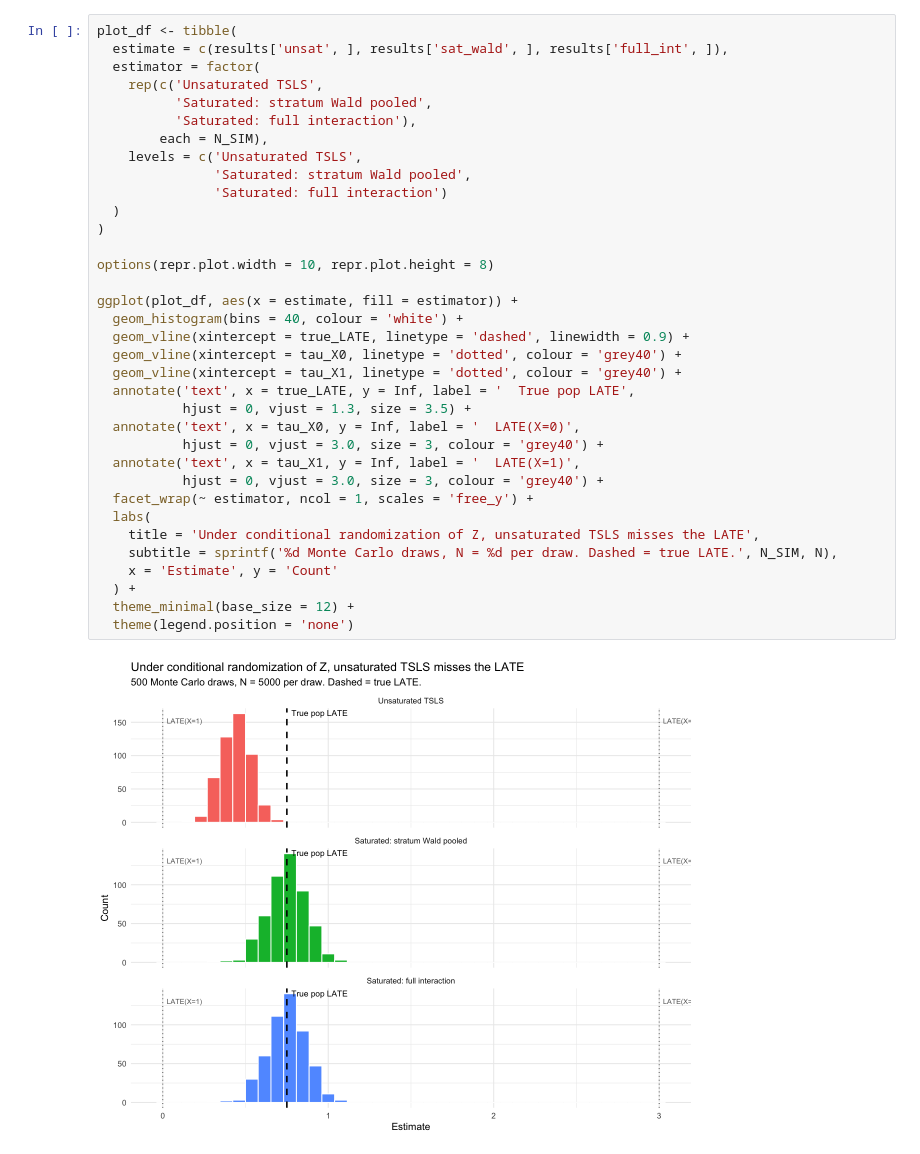
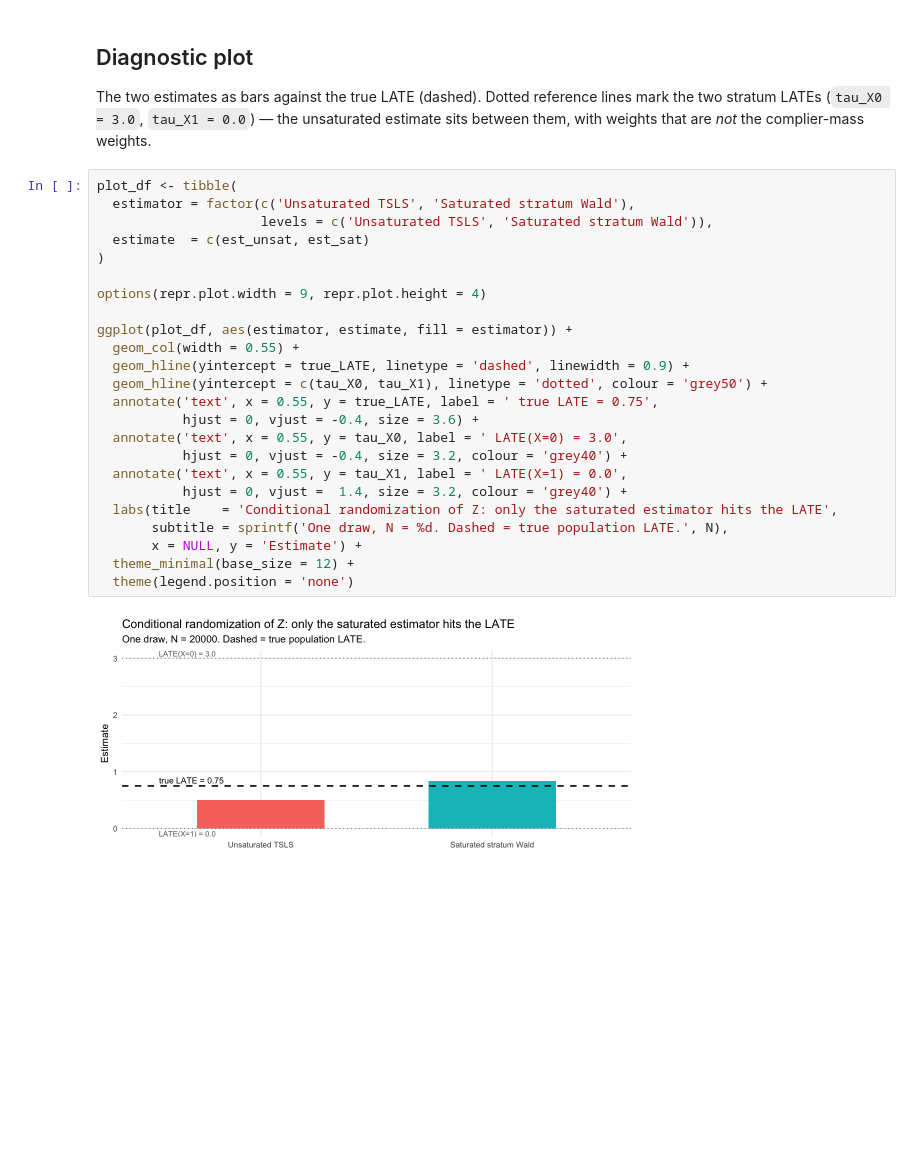
Before and after one commit to afrtrivi1120/causal-inference-papers-explainer, a Jupyter notebook: papers/iv/02-blandhol-bonney-mogstad-torgovitsky-tsls-late/simulation.ipynb, the cells around one changed output. Cells and saved outputs as stored; diff of their text form; blank space fills up the shorter version.

```diff
--- a/papers/iv/02-blandhol-bonney-mogstad-torgovitsky-tsls-late/simulation.ipynb
+++ b/papers/iv/02-blandhol-bonney-mogstad-torgovitsky-tsls-late/simulation.ipynb
@@ -167,37 +108,30 @@ Histograms of the three estimators across the Monte Carlo. The dashed line is th
+# %% [markdown]
+## Diagnostic plot
+
+The two estimates as bars against the true LATE (dashed). Dotted reference lines mark the two stratum LATEs (`tau_X0 = 3.0`, `tau_X1 = 0.0`) — the unsaturated estimate sits between them, with weights that are *not* the complier-mass weights.
 # %%
 plot_df <- tibble(
-  estimate = c(results['unsat', ], results['sat_wald', ], results['full_int', ]),
-  estimator = factor(
-    rep(c('Unsaturated TSLS',
-          'Saturated: stratum Wald pooled',
-          'Saturated: full interaction'),
-        each = N_SIM),
-    levels = c('Unsaturated TSLS',
-               'Saturated: stratum Wald pooled',
-               'Saturated: full interaction')
-  )
+  estimator = factor(c('Unsaturated TSLS', 'Saturated stratum Wald'),
+                     levels = c('Unsaturated TSLS', 'Saturated stratum Wald')),
+  estimate  = c(est_unsat, est_sat)
 )
 
-options(repr.plot.width = 10, repr.plot.height = 8)
+options(repr.plot.width = 9, repr.plot.height = 4)
 
-ggplot(plot_df, aes(x = estimate, fill = estimator)) +
-  geom_histogram(bins = 40, colour = 'white') +
-  geom_vline(xintercept = true_LATE, linetype = 'dashed', linewidth = 0.9) +
-  geom_vline(xintercept = tau_X0, linetype = 'dotted', colour = 'grey40') +
-  geom_vline(xintercept = tau_X1, linetype = 'dotted', colour = 'grey40') +
-  annotate('text', x = true_LATE, y = Inf, label = '  True pop LATE',
-           hjust = 0, vjust = 1.3, size = 3.5) +
-  annotate('text', x = tau_X0, y = Inf, label = '  LATE(X=0)',
-           hjust = 0, vjust = 3.0, size = 3, colour = 'grey40') +
-  annotate('text', x = tau_X1, y = Inf, label = '  LATE(X=1)',
-           hjust = 0, vjust = 3.0, size = 3, colour = 'grey40') +
-  facet_wrap(~ estimator, ncol = 1, scales = 'free_y') +
-  labs(
-    title = 'Under conditional randomization of Z, unsaturated TSLS misses the LATE',
-    subtitle = sprintf('%d Monte Carlo draws, N = %d per draw. Dashed = true LATE.', N_SIM, N),
-    x = 'Estimate', y = 'Count'
-  ) +
+ggplot(plot_df, aes(estimator, estimate, fill = estimator)) +
+  geom_col(width = 0.55) +
+  geom_hline(yintercept = true_LATE, linetype = 'dashed', linewidth = 0.9) +
+  geom_hline(yintercept = c(tau_X0, tau_X1), linetype = 'dotted', colour = 'grey50') +
+  annotate('text', x = 0.55, y = true_LATE, label = ' true LATE = 0.75',
+           hjust = 0, vjust = -0.4, size = 3.6) +
+  annotate('text', x = 0.55, y = tau_X0, label = ' LATE(X=0) = 3.0',
+           hjust = 0, vjust = -0.4, size = 3.2, colour = 'grey40') +
+  annotate('text', x = 0.55, y = tau_X1, label = ' LATE(X=1) = 0.0',
+           hjust = 0, vjust =  1.4, size = 3.2, colour = 'grey40') +
+  labs(title    = 'Conditional randomization of Z: only the saturated estimator hits the LATE',
+       subtitle = sprintf('One draw, N = %d. Dashed = true population LATE.', N),
+       x = NULL, y = 'Estimate') +
   theme_minimal(base_size = 12) +
   theme(legend.position = 'none')
 # %% [output]
-[figure, old version]
+[figure, new version]
```
Also changed, not shown: parts of 13 cells of this notebook, 6 other files.
